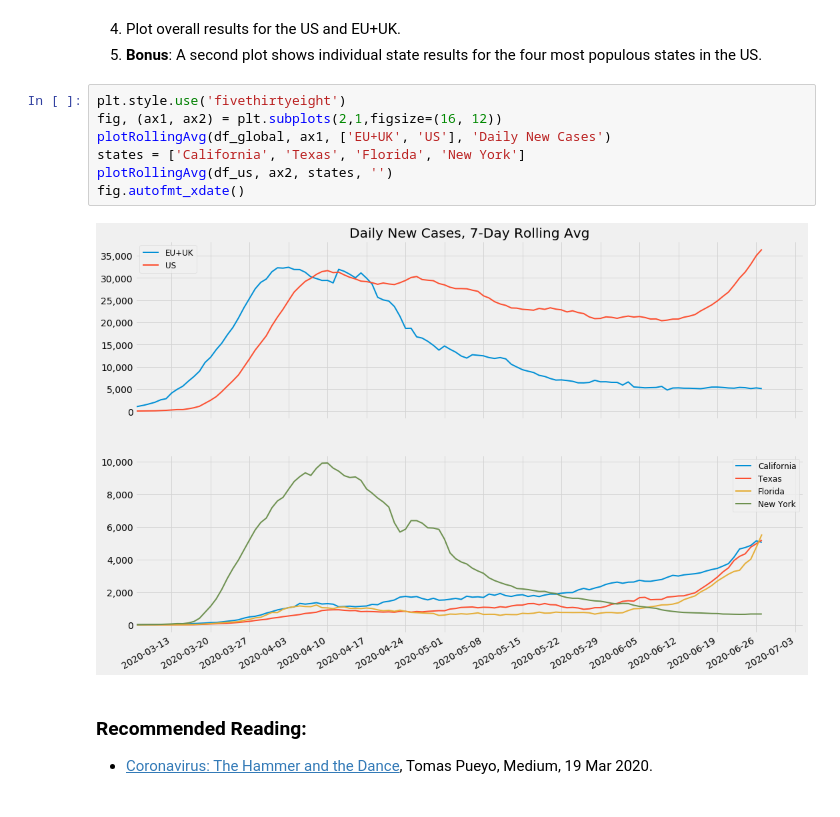
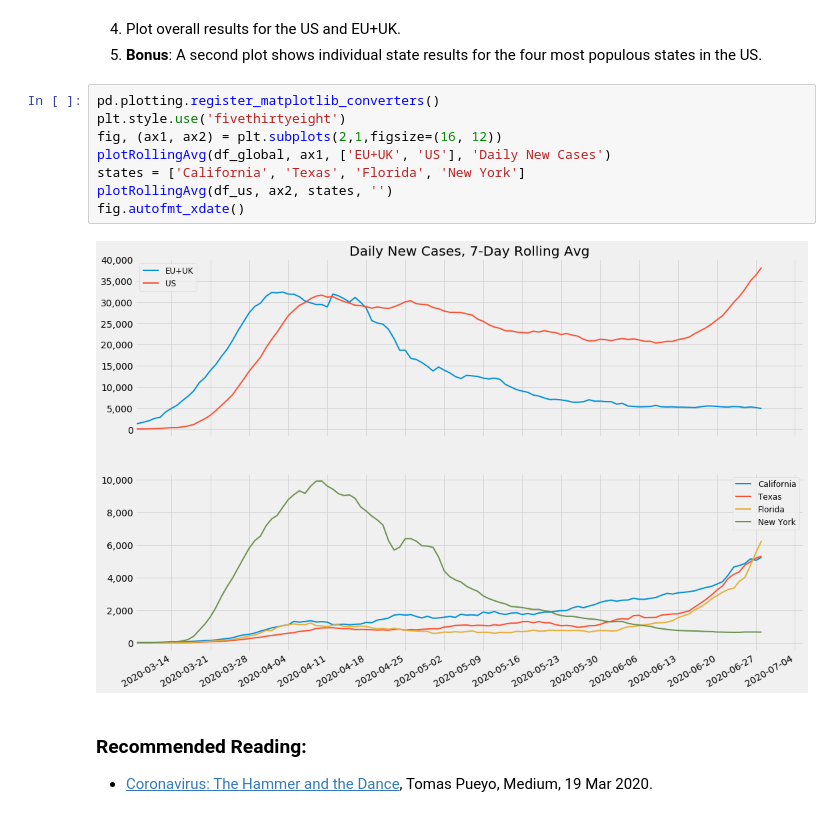
Before and after one commit to Miguel-O-Matic/Check-Pueyos-Prediction, a Jupyter notebook: pueyo.ipynb, the cells around one changed output. Cells and saved outputs as stored; diff of their text form.

```diff
--- a/pueyo.ipynb
+++ b/pueyo.ipynb
@@ -83,14 +83,15 @@ df_us.loc['United States',:] = df_us.sum(axis=0)
 4. Plot overall results for the US and EU+UK.
 5. **Bonus**: A second plot shows individual state results for the four most populous states in the US.
 # %%
+pd.plotting.register_matplotlib_converters()
 plt.style.use('fivethirtyeight')
 fig, (ax1, ax2) = plt.subplots(2,1,figsize=(16, 12))
 plotRollingAvg(df_global, ax1, ['EU+UK', 'US'], 'Daily New Cases')
 states = ['California', 'Texas', 'Florida', 'New York']
 plotRollingAvg(df_us, ax2, states, '')
 fig.autofmt_xdate()
 # %% [output]
-[figure, old version]
+[figure, new version]
 # %% [markdown]
 ### Recommended Reading:
 - [Coronavirus: The Hammer and the Dance](https://medium.com/@tomaspueyo/coronavirus-the-hammer-and-the-dance-be9337092b56), Tomas Pueyo, Medium, 19 Mar 2020.
```
